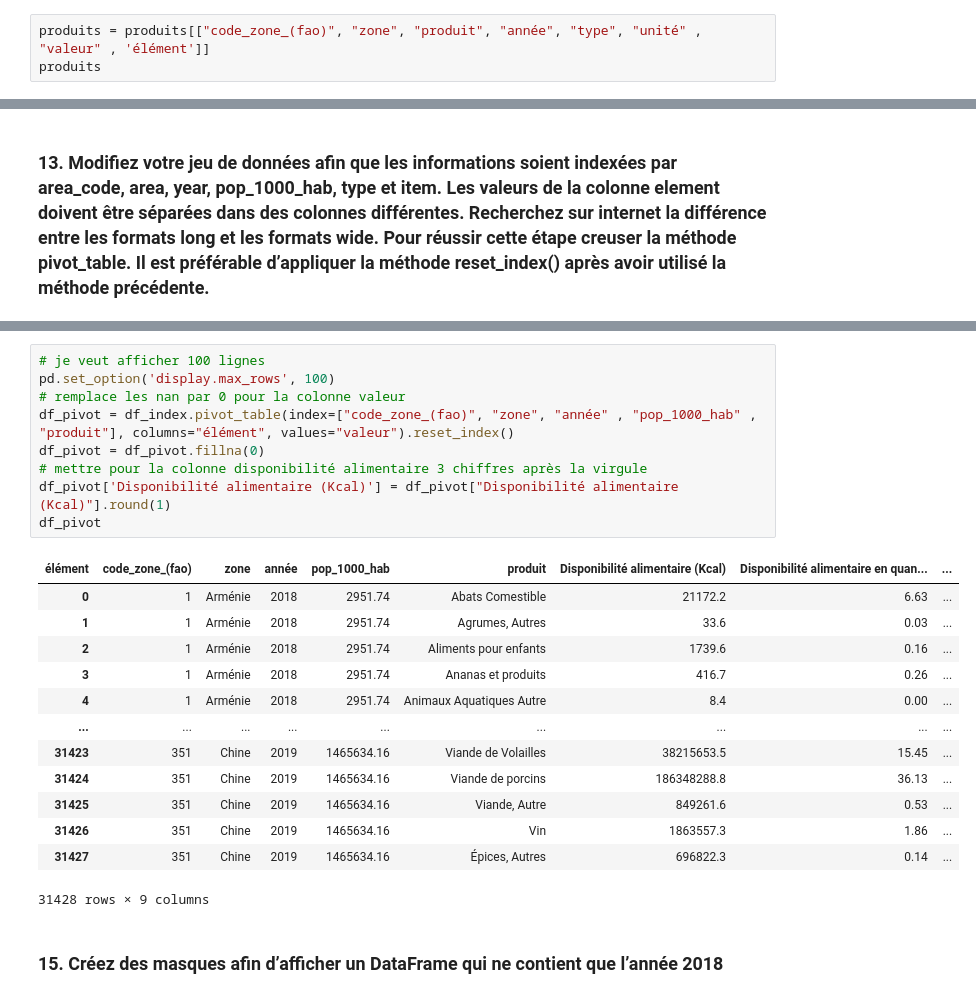
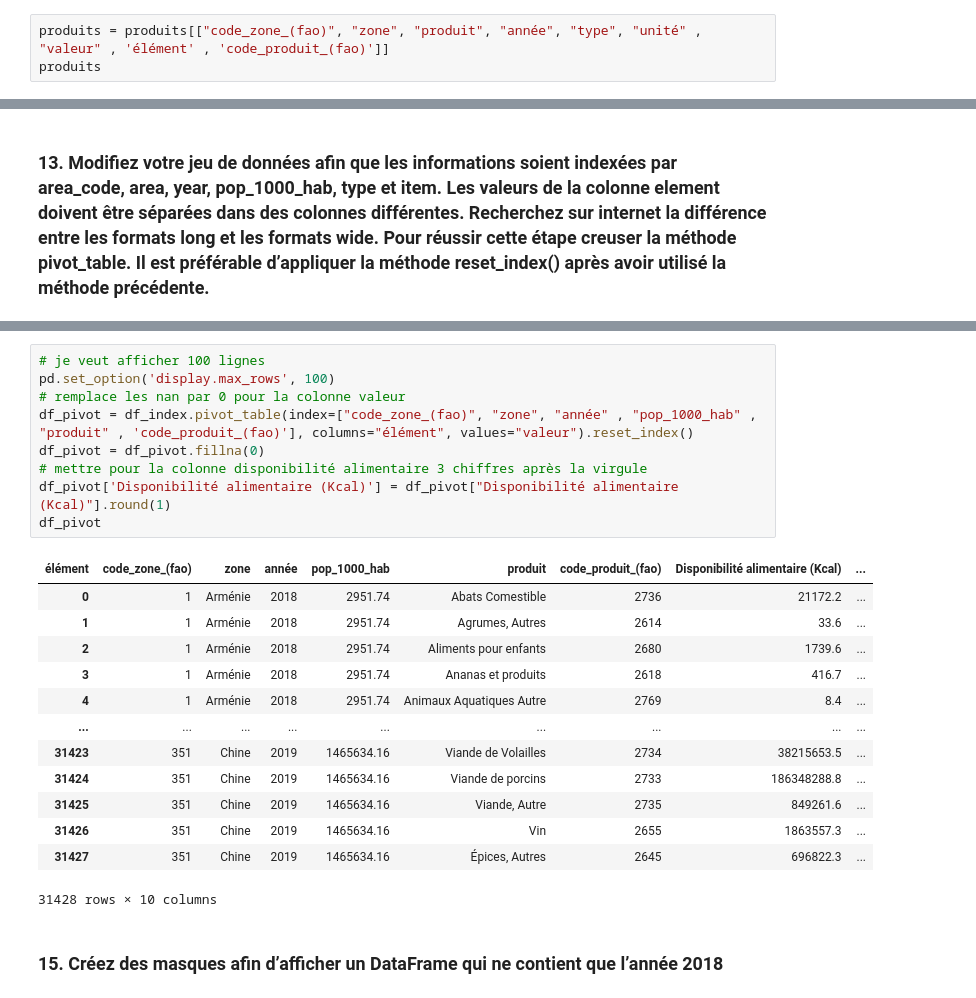
Before and after one commit to DonzerHD/Pandas_Dev_IA, a Jupyter notebook: Pandas_Activité.ipynb, the cells around one changed output, grey strips where cells are left out. Cells and saved outputs as stored; diff of their text form.

```diff
--- a/Pandas_Activité.ipynb
+++ b/Pandas_Activité.ipynb
@@ -105,6 +110,6 @@ df_pop
 # %% [markdown]
 ### 6. Transformez products afin de ne garder que les colonnes area_code_(fao), area, element, item, year, type, unit, value.
 # %%
-produits = produits[["code_zone_(fao)", "zone", "produit", "année", "type", "unité" , "valeur" , 'élément']]
+produits = produits[["code_zone_(fao)", "zone", "produit", "année", "type", "unité" , "valeur" , 'élément' , 'code_produit_(fao)']]
 produits
 # %% [output]
@@ -245,26 +252,26 @@ df_index
 # %%
 # je veut afficher 100 lignes
 pd.set_option('display.max_rows', 100)
 # remplace les nan par 0 pour la colonne valeur
-df_pivot = df_index.pivot_table(index=["code_zone_(fao)", "zone", "année" , "pop_1000_hab" , "produit"], columns="élément", values="valeur").reset_index()
+df_pivot = df_index.pivot_table(index=["code_zone_(fao)", "zone", "année" , "pop_1000_hab" , "produit" , 'code_produit_(fao)'], columns="élément", values="valeur").reset_index()
 df_pivot = df_pivot.fillna(0)
 # mettre pour la colonne disponibilité alimentaire 3 chiffres après la virgule
 df_pivot['Disponibilité alimentaire (Kcal)'] = df_pivot["Disponibilité alimentaire (Kcal)"].round(1)
 df_pivot
 # %% [output]
-| élément | code_zone_(fao) | zone | année | pop_1000_hab | produit | Disponibilité alimentaire (Kcal) | Disponibilité alimentaire en quan... | ... |
-| 0 | 1 | Arménie | 2018 | 2951.74 | Abats Comestible | 21172.2 | 6.63 | ... |
-| 1 | 1 | Arménie | 2018 | 2951.74 | Agrumes, Autres | 33.6 | 0.03 | ... |
-| 2 | 1 | Arménie | 2018 | 2951.74 | Aliments pour enfants | 1739.6 | 0.16 | ... |
-| 3 | 1 | Arménie | 2018 | 2951.74 | Ananas et produits | 416.7 | 0.26 | ... |
-| 4 | 1 | Arménie | 2018 | 2951.74 | Animaux Aquatiques Autre | 8.4 | 0.00 | ... |
+| élément | code_zone_(fao) | zone | année | pop_1000_hab | produit | code_produit_(fao) | Disponibilité alimentaire (Kcal) | ... |
+| 0 | 1 | Arménie | 2018 | 2951.74 | Abats Comestible | 2736 | 21172.2 | ... |
+| 1 | 1 | Arménie | 2018 | 2951.74 | Agrumes, Autres | 2614 | 33.6 | ... |
+| 2 | 1 | Arménie | 2018 | 2951.74 | Aliments pour enfants | 2680 | 1739.6 | ... |
+| 3 | 1 | Arménie | 2018 | 2951.74 | Ananas et produits | 2618 | 416.7 | ... |
+| 4 | 1 | Arménie | 2018 | 2951.74 | Animaux Aquatiques Autre | 2769 | 8.4 | ... |
 | ... | ... | ... | ... | ... | ... | ... | ... | ... |
-| 31423 | 351 | Chine | 2019 | 1465634.16 | Viande de Volailles | 38215653.5 | 15.45 | ... |
-| 31424 | 351 | Chine | 2019 | 1465634.16 | Viande de porcins | 186348288.8 | 36.13 | ... |
-| 31425 | 351 | Chine | 2019 | 1465634.16 | Viande, Autre | 849261.6 | 0.53 | ... |
-| 31426 | 351 | Chine | 2019 | 1465634.16 | Vin | 1863557.3 | 1.86 | ... |
-| 31427 | 351 | Chine | 2019 | 1465634.16 | Épices, Autres | 696822.3 | 0.14 | ... |
+| 31423 | 351 | Chine | 2019 | 1465634.16 | Viande de Volailles | 2734 | 38215653.5 | ... |
+| 31424 | 351 | Chine | 2019 | 1465634.16 | Viande de porcins | 2733 | 186348288.8 | ... |
+| 31425 | 351 | Chine | 2019 | 1465634.16 | Viande, Autre | 2735 | 849261.6 | ... |
+| 31426 | 351 | Chine | 2019 | 1465634.16 | Vin | 2655 | 1863557.3 | ... |
+| 31427 | 351 | Chine | 2019 | 1465634.16 | Épices, Autres | 2645 | 696822.3 | ... |
-31428 rows × 9 columns
+31428 rows × 10 columns
 # %% [markdown]
 ### 15. Créez des masques afin d’afficher un DataFrame qui ne contient que l’année 2018
 # %%
```
Also changed, not shown: parts of 12 cells of this notebook.
